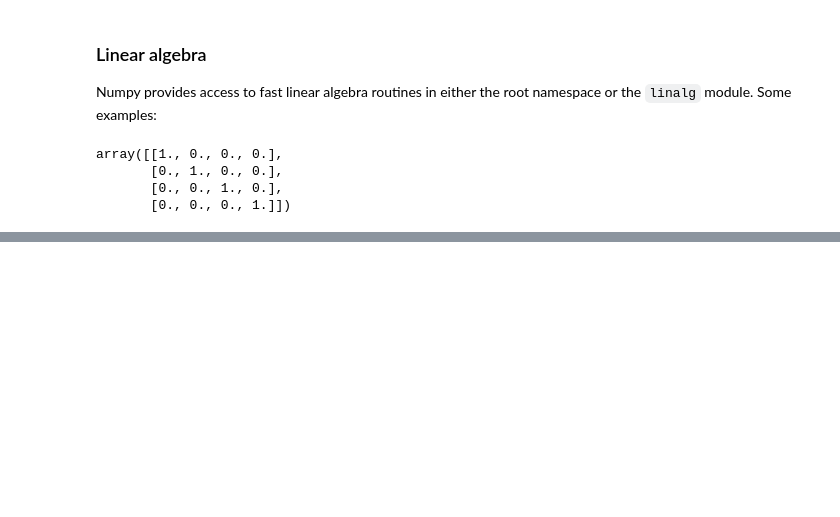
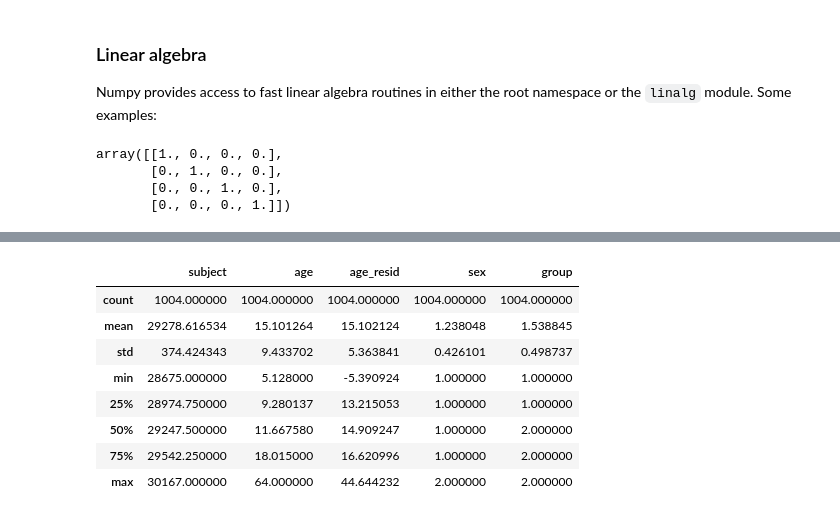
Before and after one commit to neurohackademy/nh2020-curriculum, a Jupyter notebook: tu-numpy-yarkoni/01-numpy-basics.ipynb, the cells around one changed output, grey strips where cells are left out. Cells and saved outputs as stored; diff of their text form; code cells hidden in the pictures; blank space fills up the shorter version.

```diff
--- a/tu-numpy-yarkoni/01-numpy-basics.ipynb
+++ b/tu-numpy-yarkoni/01-numpy-basics.ipynb
@@ -639,0 +669,13 @@ array([[150, 146],
+# %%
+# Summarize the properties of the first 6 rows in the dataset
+data.iloc[:, :6].describe()
+# %% [output]
+|  | subject | age | age_resid | sex | group |
+| count | 1004.000000 | 1004.000000 | 1004.000000 | 1004.000000 | 1004.000000 |
+| mean | 29278.616534 | 15.101264 | 15.102124 | 1.238048 | 1.538845 |
+| std | 374.424343 | 9.433702 | 5.363841 | 0.426101 | 0.498737 |
+| min | 28675.000000 | 5.128000 | -5.390924 | 1.000000 | 1.000000 |
+| 25% | 28974.750000 | 9.280137 | 13.215053 | 1.000000 | 1.000000 |
+| 50% | 29247.500000 | 11.667580 | 14.909247 | 1.000000 | 2.000000 |
+| 75% | 29542.250000 | 18.015000 | 16.620996 | 1.000000 | 2.000000 |
+| max | 30167.000000 | 64.000000 | 44.644232 | 2.000000 | 2.000000 |
```
Also changed, not shown: parts of 11 cells of this notebook, 2 other files.
